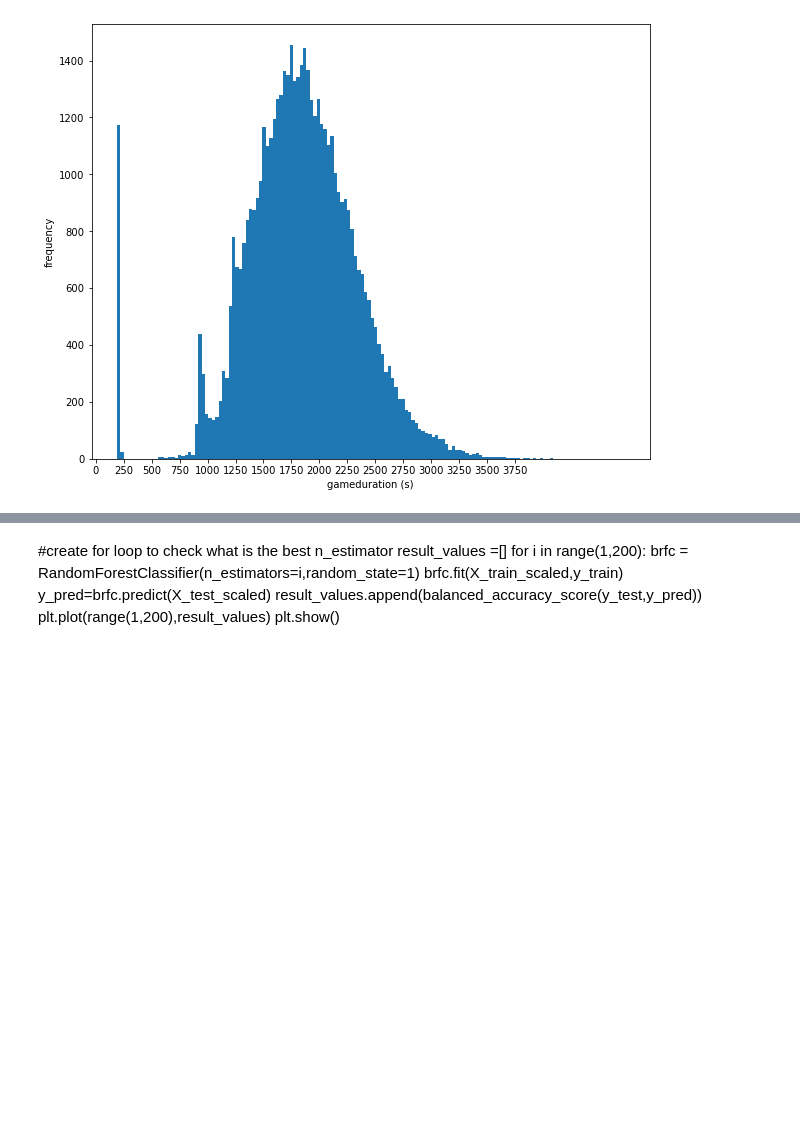
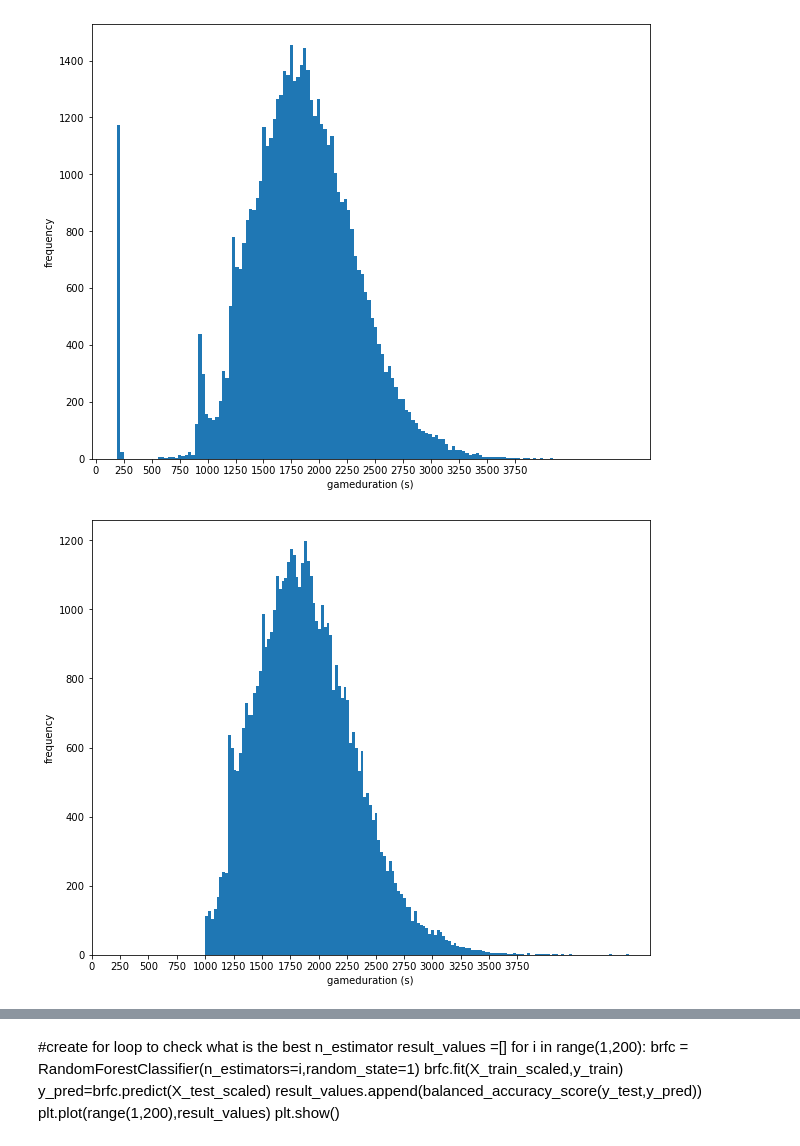
Before and after one commit to kylegross/League_of_Legends, a Jupyter notebook: monsters_dataframe.ipynb, the cells around one changed output, grey strips where cells are left out. Drawn from its saved outputs; the diff is of its cells as text; code cells hidden in the pictures; blank space fills up the shorter version.

```diff
--- a/monsters_dataframe.ipynb
+++ b/monsters_dataframe.ipynb
@@ -312,6 +318,19 @@ plt.ylabel('frequency')
 plt.show()
 # %% [output]
 [figure]
+# %%
+#get rid of outliers that ended the game very quickly
+df = df[df['gameduration'] > 1000]
+# %%
+#plot a graph of the game duration to see any trends in game duration among ranked play participants
+plt.figure(figsize=(10,8))
+time_plot = plt.hist(df['gameduration'],bins=150)
+plt.xticks(np.arange(0,4000,250))
+plt.xlabel('gameduration (s)')
+plt.ylabel('frequency')
+plt.show()
+# %% [output]
+[figure, added]
 # %%
 #set up connection with postgres database
 #db_string = f"postgres://postgres:{db_password}@127.0.0.1:5432/league_project_db"
```
Also changed, not shown: parts of 51 cells of this notebook.
